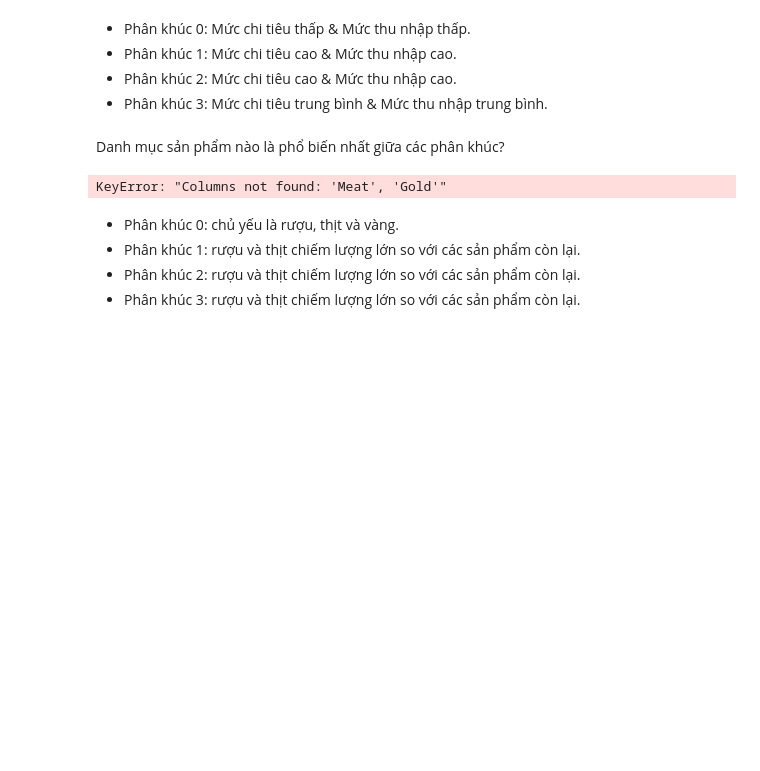
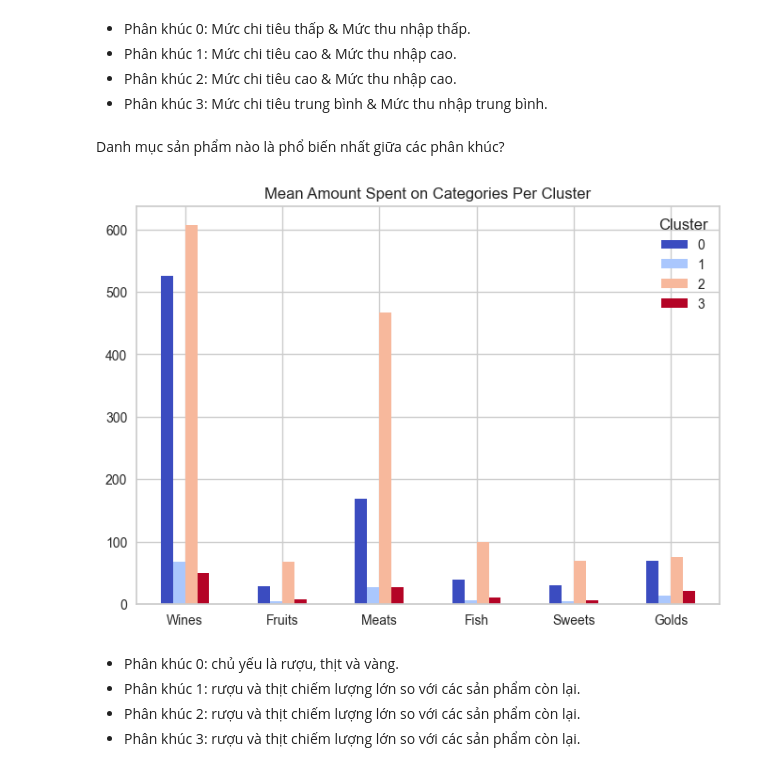
Before and after one commit to NgdHung31/Customer-segmentation-clustering, a Jupyter notebook: customer_segmentation_clustering.ipynb, the cells around one changed output. Drawn from its saved outputs; the diff is of its cells as text; code cells hidden in the pictures; blank space fills up the shorter version.

```diff
--- a/customer_segmentation_clustering.ipynb
+++ b/customer_segmentation_clustering.ipynb
@@ -780,13 +783,13 @@ plt.show()
 # %% [markdown]
 Danh mục sản phẩm nào là phổ biến nhất giữa các phân khúc?
 # %%
-cols = ['Wines', 'Fruits', 'Meat', 'Fish', 'Sweets', 'Gold']
+cols = ['Wines', 'Fruits', 'Meats', 'Fish', 'Sweets', 'Golds']
 accepted = data.groupby("Cluster")[cols].mean().T
 
 pl = accepted.plot(kind='bar', rot=0, colormap = 'coolwarm');
 pl.set_title("Mean Amount Spent on Categories Per Cluster");
 # %% [output]
-KeyError: "Columns not found: 'Meat', 'Gold'"
+[figure, added]
 # %% [markdown]
 - Phân khúc 0: chủ yếu là rượu, thịt và vàng.
 - Phân khúc 1: rượu và thịt chiếm lượng lớn so với các sản phẩm còn lại.
```
Also changed, not shown: parts of 8 cells of this notebook.
